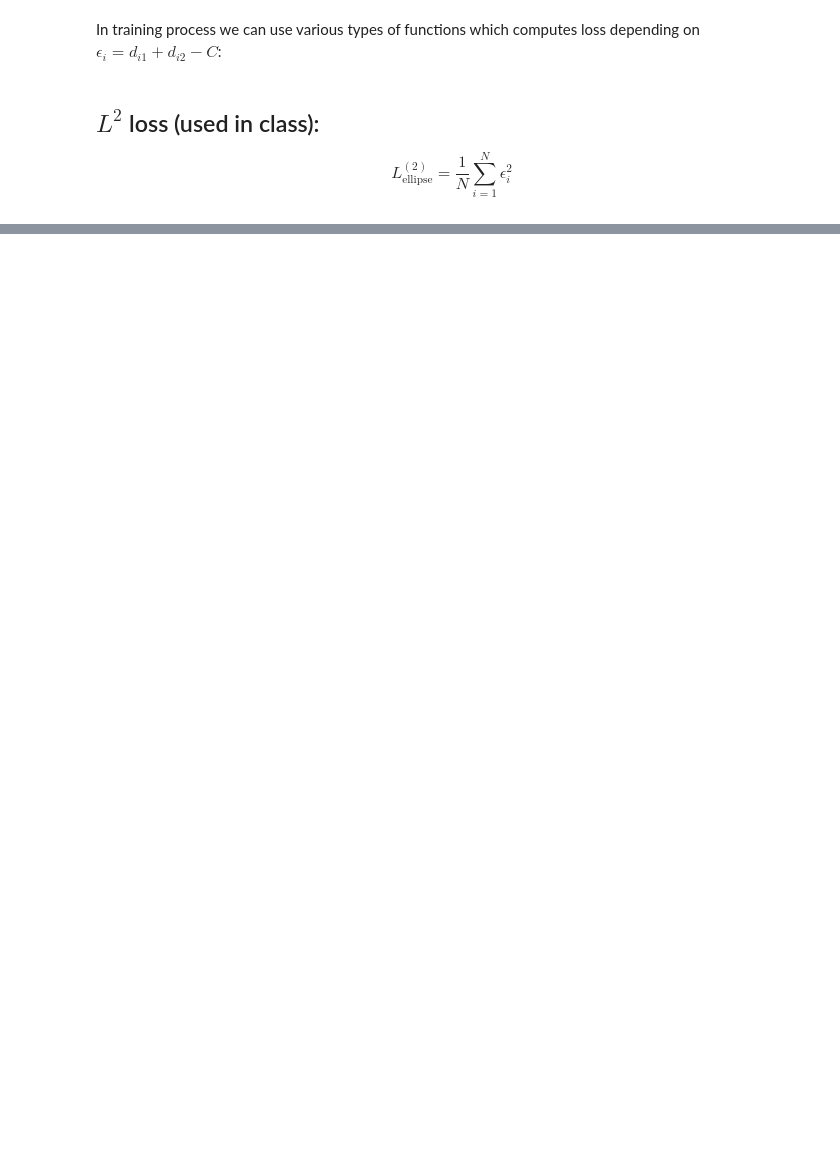
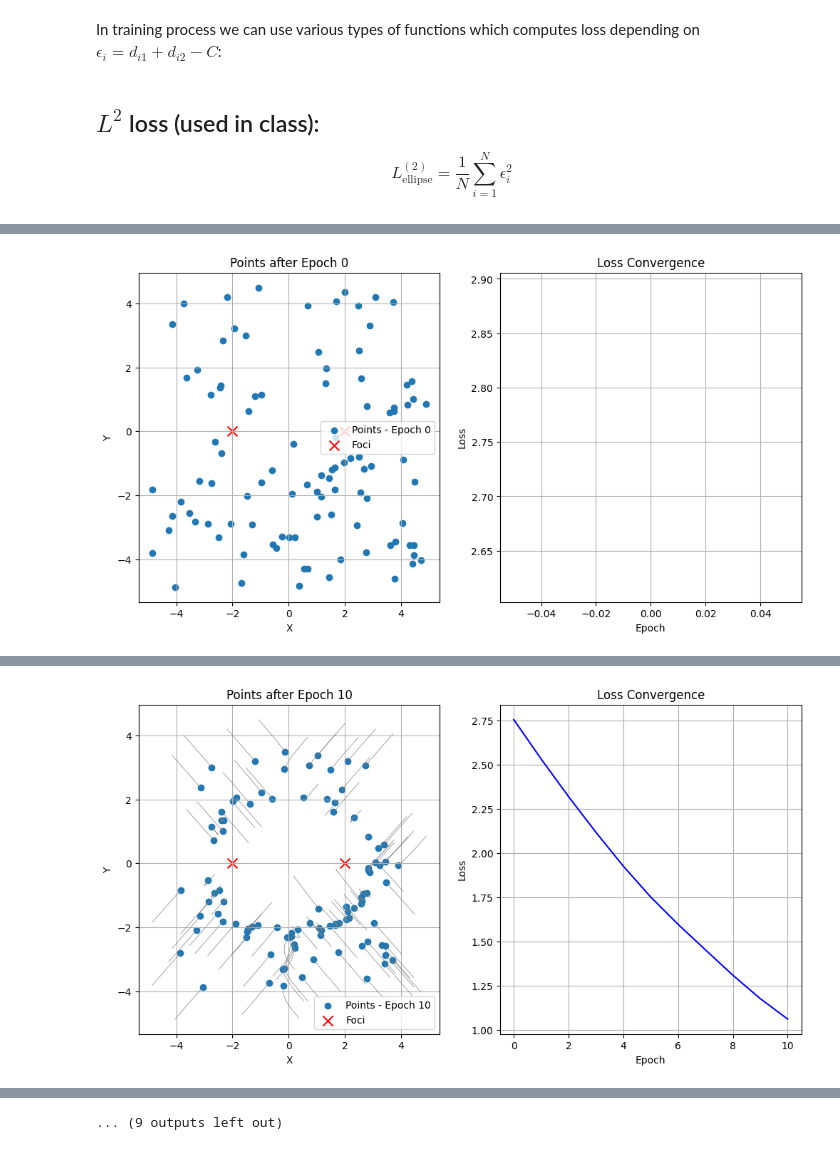
Before and after one commit to MichalBalcerak/ML24-25, a Jupyter notebook: Homework08.ipynb, the cells around one changed output, grey strips where cells are left out. Cells and saved outputs as stored; diff of their text form; code cells hidden in the pictures; blank space fills up the shorter version.

```diff
--- a/Homework08.ipynb
+++ b/Homework08.ipynb
@@ -62,10 +62,10 @@ def plot_results(epoch, trajectories, loss_history=None):
     plt.show()
 
 
-def training_loop(loss_function, points, num_epochs=1000, learning_rate=0.1):
+def training_loop(loss_function, points, num_epochs=100, lr=0.1):
   trajectories = [[] for _ in range(num_points)]
   loss_history = []
-  optimizer = torch.optim.Adam([points], lr=learning_rate)
+  optimizer = torch.optim.Adam([points], lr=lr)
   for epoch in range(num_epochs):
 
       # zero-out all gradients
@@ -91,16 +91,3 @@ def training_loop(loss_function, points, num_epochs=1000, learning_rate=0.1):
           print(f"Epoch {epoch}: Loss = {loss.item():.6f}")
 
   plot_results(epoch, trajectories, loss_history)
-
-
-def loss_L0(points, epsilon=1e-3):
-    dist1 = torch.norm(points - focus1, dim=1)
-    dist2 = torch.norm(points - focus2, dim=1)
-    sum_distances = dist1 + dist2
-
-    error = torch.abs(sum_distances - constant_sum)
-    smooth_step = torch.sigmoid(100.0 * (error - epsilon))
-    return smooth_step.mean()
-
-
-training_loop(loss_L0, points)
@@ -146,0 +142,6 @@ $$
+# %%
+def loss_L1(points):
+  d1 = torch.norm(points - focus1, dim=1)
+  d2 = torch.norm(points - focus2, dim=1)
+  sum_distances = d1 + d2
+  return torch.mean(torch.abs(sum_distances - constant_sum))
@@ -146,0 +162,12 @@ $$
+# %%
+torch.manual_seed(42)
+np.random.seed(42)
+# Initialize random 2D points from uniform distribution
+num_points = 100
+points = torch.rand((num_points, 2)) * 10 - 5  # Uniformly distributed in [-5, 5]
+points.requires_grad = True
+
+# Reset trajectories
+training_loop(loss_L1, points, num_epochs=100, lr=0.1)
+# %% [output]
+[figure, added]
@@ -146,0 +175 @@ $$
+[figure, added]
@@ -146,0 +185 @@ $$
+... (9 outputs left out)
```
Also changed, not shown: parts of 7 cells of this notebook.
